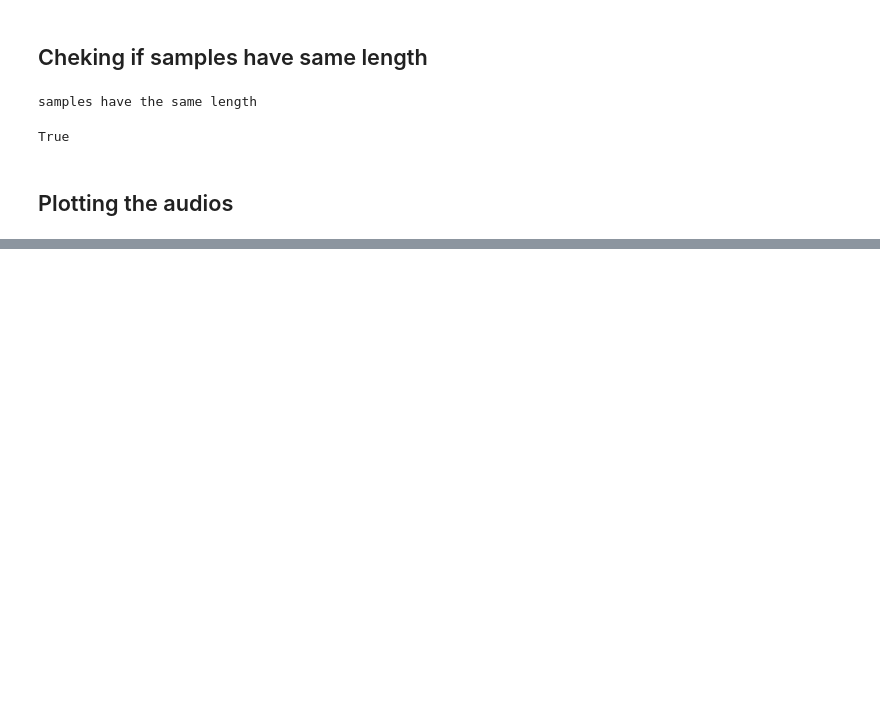
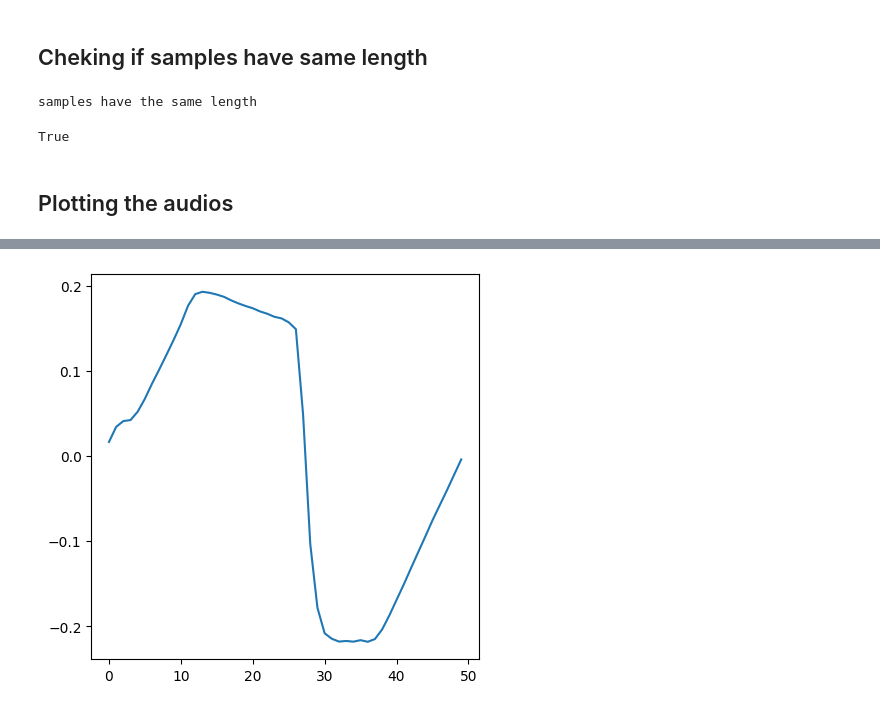
Before and after one commit to javiech1/TFG, a Jupyter notebook: resampling.ipynb, the cells around one changed output, grey strips where cells are left out. Saved outputs shown, nothing was run; the diff lists cells and outputs as text; code cells hidden in the pictures; blank space fills up the shorter version.

```diff
--- a/resampling.ipynb
+++ b/resampling.ipynb
@@ -69,0 +71,6 @@ plotSamples(**sample_dict)
+# %%
+trisaw_sum = (tri_audio + saw_audio)*0.5
+plt.plot(trisaw_sum)
+plt.show()
+# %% [output]
+[figure, added]
```
Also changed, not shown: parts of 5 cells of this notebook.
